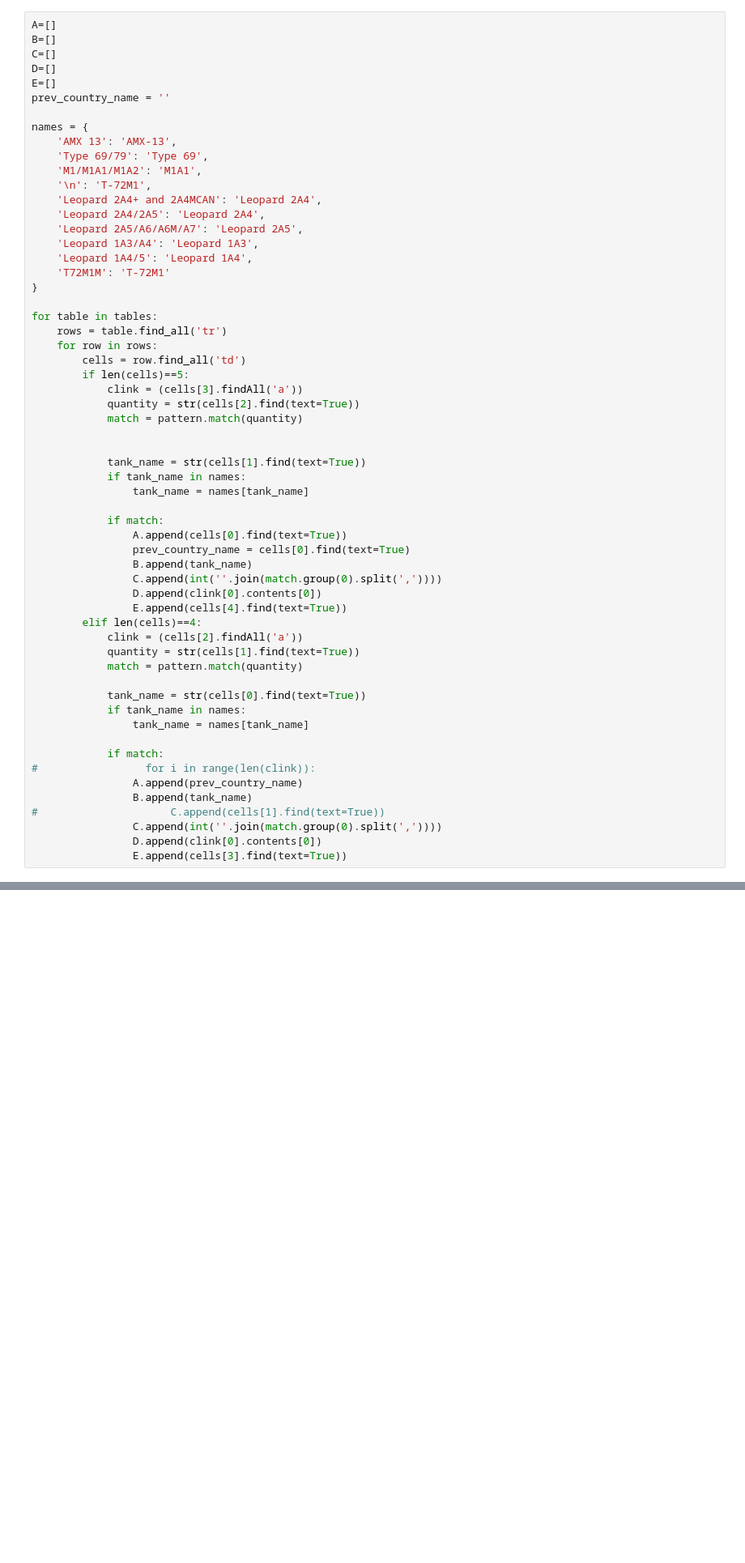
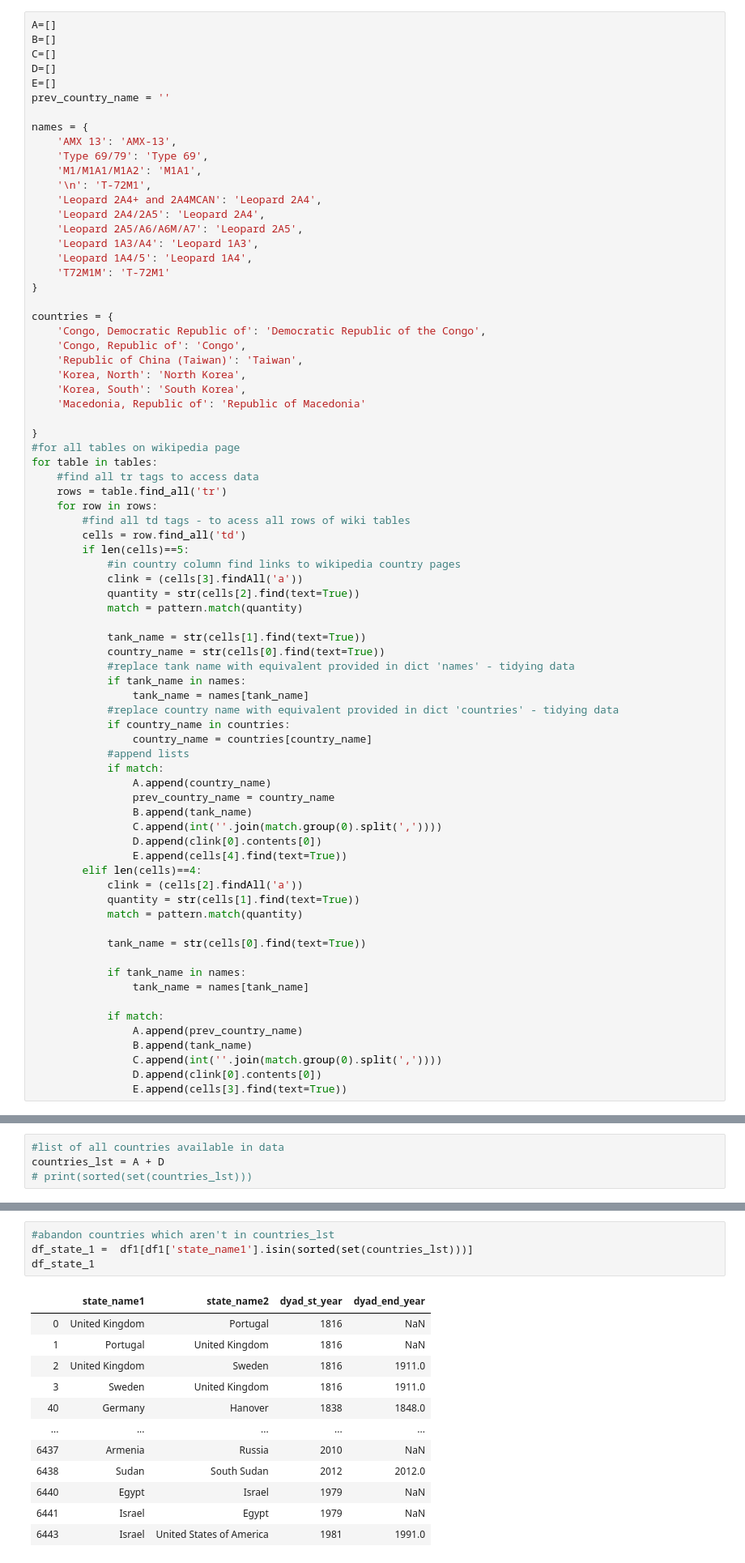
Before and after one commit to moniszcz/TASS, a Jupyter notebook: data-manipulation/web_scraping.ipynb, the cells around one changed output, grey strips where cells are left out. Shown: that part at 81% size. Saved outputs shown, nothing was run; the diff lists cells and outputs as text; blank space fills up the shorter version.

```diff
--- a/data-manipulation/web_scraping.ipynb
+++ b/data-manipulation/web_scraping.ipynb
@@ -73,23 +36,40 @@ names = {
     'T72M1M': 'T-72M1'
 }
 
+countries = {
+    'Congo, Democratic Republic of': 'Democratic Republic of the Congo',
+    'Congo, Republic of': 'Congo',
+    'Republic of China (Taiwan)': 'Taiwan',
+    'Korea, North': 'North Korea',
+    'Korea, South': 'South Korea',
+    'Macedonia, Republic of': 'Republic of Macedonia'
+
+}
+#for all tables on wikipedia page
 for table in tables:
+    #find all tr tags to access data
     rows = table.find_all('tr')
     for row in rows:
+        #find all td tags - to acess all rows of wiki tables
         cells = row.find_all('td')
         if len(cells)==5:
+            #in country column find links to wikipedia country pages
             clink = (cells[3].findAll('a'))
             quantity = str(cells[2].find(text=True))
             match = pattern.match(quantity)
 
-
             tank_name = str(cells[1].find(text=True))
+            country_name = str(cells[0].find(text=True))
+            #replace tank name with equivalent provided in dict 'names' - tidying data
             if tank_name in names:
                 tank_name = names[tank_name]
-
+            #replace country name with equivalent provided in dict 'countries' - tidying data
+            if country_name in countries:
+                country_name = countries[country_name]
+            #append lists
             if match:
-                A.append(cells[0].find(text=True))
-                prev_country_name = cells[0].find(text=True)
+                A.append(country_name)
+                prev_country_name = country_name
                 B.append(tank_name)
                 C.append(int(''.join(match.group(0).split(','))))
                 D.append(clink[0].contents[0])
@@ -100,14 +80,13 @@ for table in tables:
             match = pattern.match(quantity)
 
             tank_name = str(cells[0].find(text=True))
+
             if tank_name in names:
                 tank_name = names[tank_name]
 
             if match:
-#                 for i in range(len(clink)):
                 A.append(prev_country_name)
                 B.append(tank_name)
-#                     C.append(cells[1].find(text=True))
                 C.append(int(''.join(match.group(0).split(','))))
                 D.append(clink[0].contents[0])
                 E.append(cells[3].find(text=True))
@@ -144,0 +120,4 @@ print(sorted(set(C)))
+# %%
+#list of all countries available in data
+countries_lst = A + D
+# print(sorted(set(countries_lst)))
@@ -144,0 +174,17 @@ print(sorted(set(C)))
+# %%
+#abandon countries which aren't in countries_lst
+df_state_1 =  df1[df1['state_name1'].isin(sorted(set(countries_lst)))]
+df_state_1
+# %% [output]
+|  | state_name1 | state_name2 | dyad_st_year | dyad_end_year |
+| 0 | United Kingdom | Portugal | 1816 | NaN |
+| 1 | Portugal | United Kingdom | 1816 | NaN |
+| 2 | United Kingdom | Sweden | 1816 | 1911.0 |
+| 3 | Sweden | United Kingdom | 1816 | 1911.0 |
+| 40 | Germany | Hanover | 1838 | 1848.0 |
+| ... | ... | ... | ... | ... |
+| 6437 | Armenia | Russia | 2010 | NaN |
+| 6438 | Sudan | South Sudan | 2012 | 2012.0 |
+| 6440 | Egypt | Israel | 1979 | NaN |
+| 6441 | Israel | Egypt | 1979 | NaN |
+| 6443 | Israel | United States of America | 1981 | 1991.0 |
```
Also changed, not shown: parts of 16 cells of this notebook, 10 other files.
